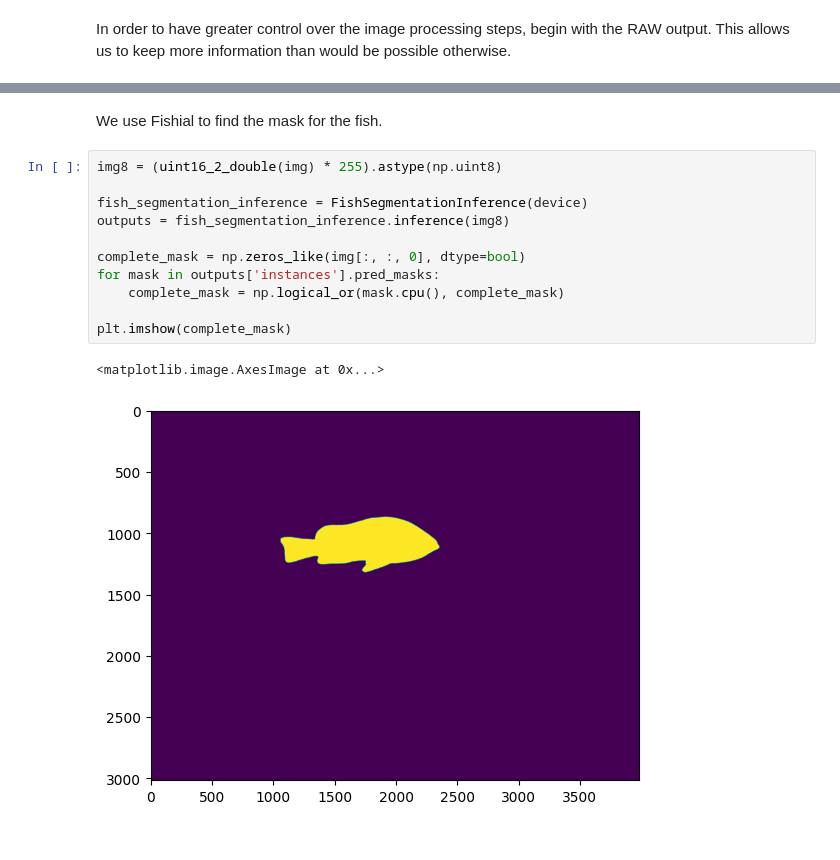
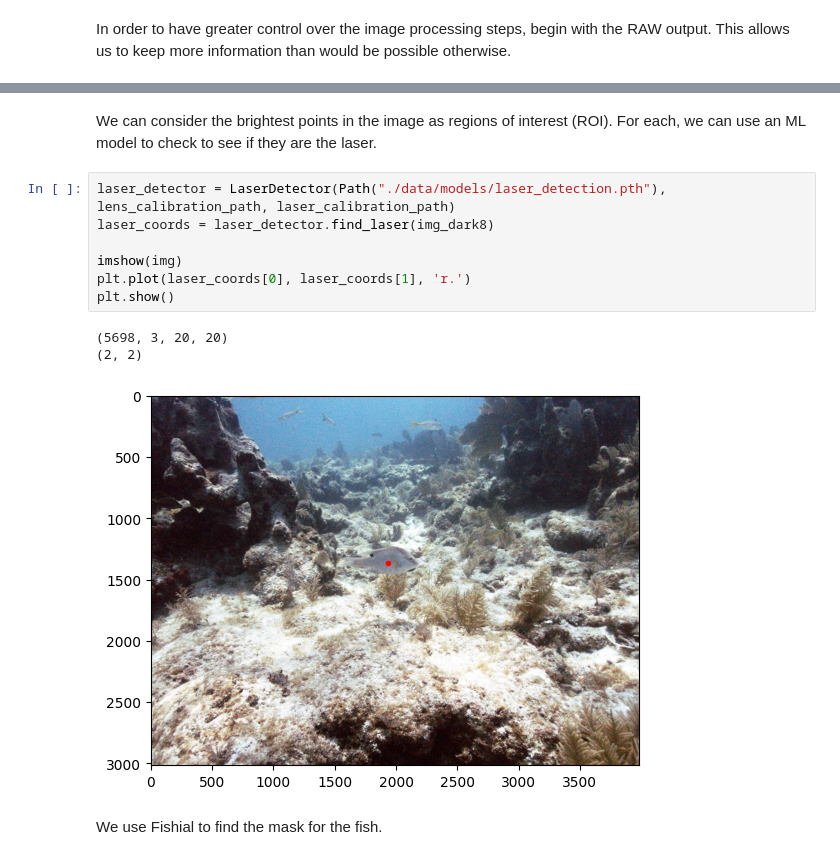
Before and after one commit to UCSD-E4E/fishsense-lite, a Jupyter notebook: demo/pipeline.ipynb, the cells around one changed output, grey strips where cells are left out. Drawn from its saved outputs; the diff is of its cells as text.

```diff
--- a/demo/pipeline.ipynb
+++ b/demo/pipeline.ipynb
@@ -34,16 +52,15 @@ imshow(img)
+# %% [markdown]
+We can consider the brightest points in the image as regions of interest (ROI).  For each, we can use an ML model to check to see if they are the laser.
+# %%
+laser_detector = LaserDetector(Path("./data/models/laser_detection.pth"), lens_calibration_path, laser_calibration_path)
+laser_coords = laser_detector.find_laser(img_dark8)
+
+imshow(img)
+plt.plot(laser_coords[0], laser_coords[1], 'r.')
+plt.show()
+# %% [output]
+(5698, 3, 20, 20)
+(2, 2)
+[figure, added]
 # %% [markdown]
 We use Fishial to find the mask for the fish.
-# %%
-img8 = (uint16_2_double(img) * 255).astype(np.uint8)
-
-fish_segmentation_inference = FishSegmentationInference(device)
-outputs = fish_segmentation_inference.inference(img8)
-
-complete_mask = np.zeros_like(img[:, :, 0], dtype=bool)
-for mask in outputs['instances'].pred_masks:
-    complete_mask = np.logical_or(mask.cpu(), complete_mask)
-
-plt.imshow(complete_mask)
-# %% [output]
-<matplotlib.image.AxesImage at 0x...>
-[figure, removed]
```
Also changed, not shown: parts of 15 cells of this notebook, 6 other files.
